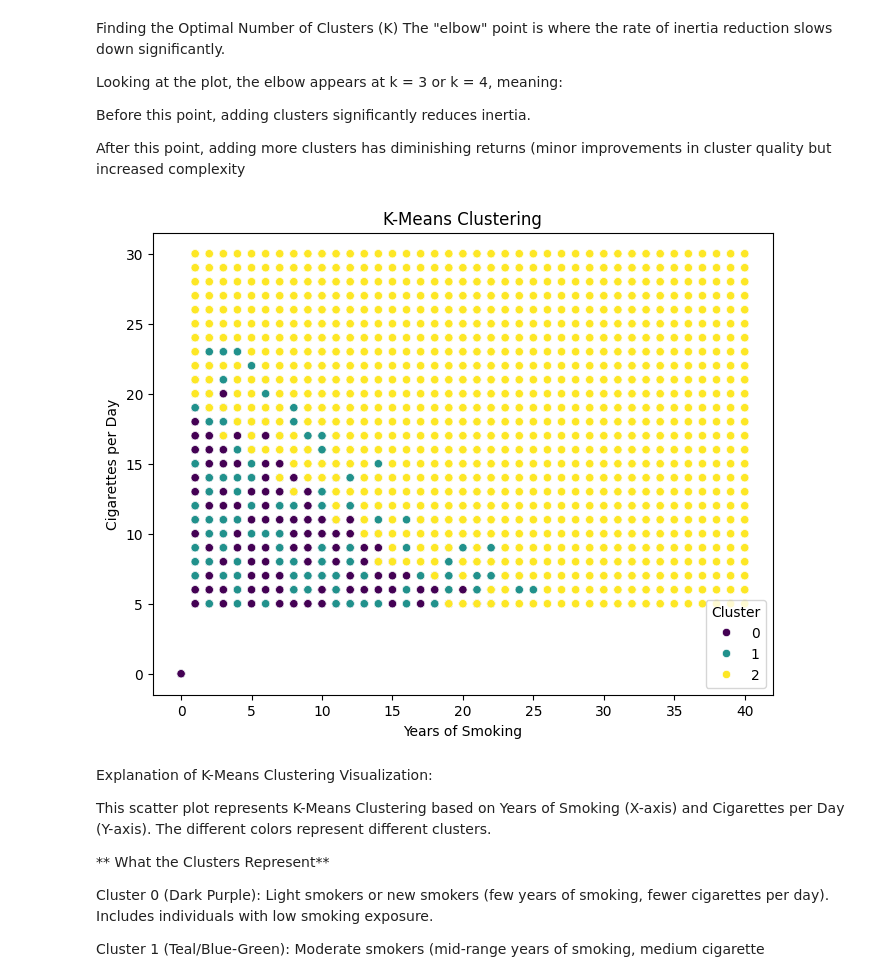
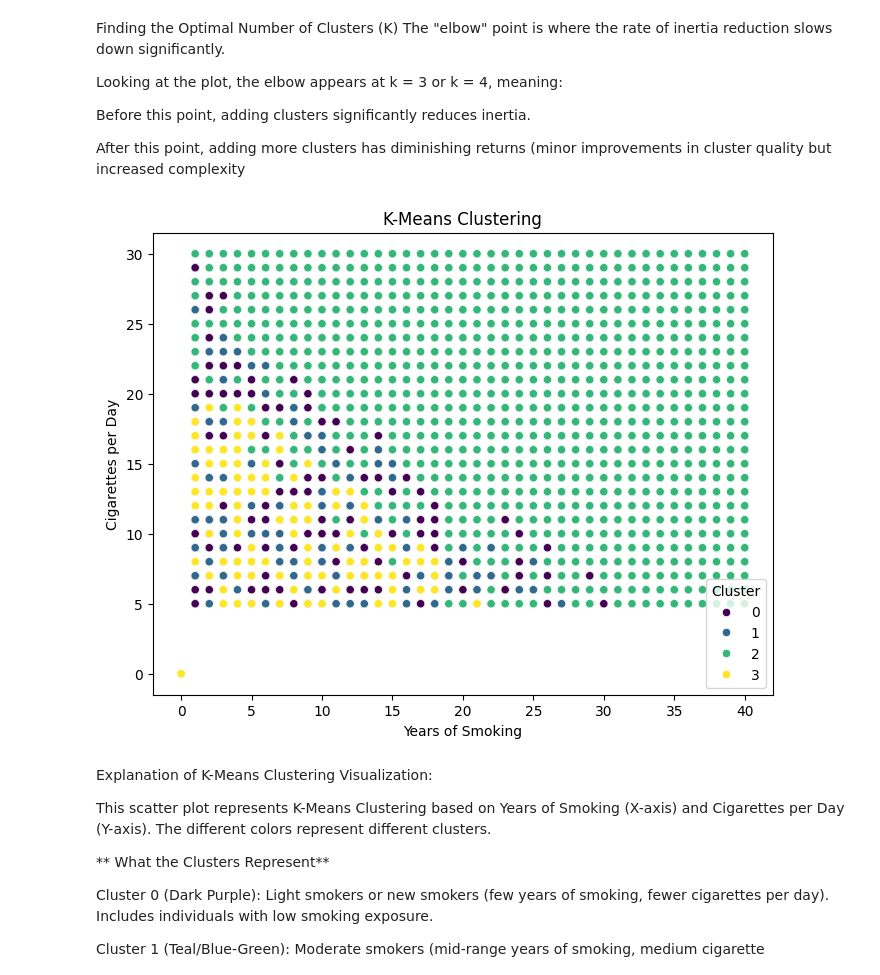
Before and after one commit to sowmyarshetty/Project2-AI-Class, a Jupyter notebook: Project2_AI_LungCancer.ipynb, the cells around one changed output. Drawn from its saved outputs; the diff is of its cells as text; code cells hidden in the pictures.

```diff
--- a/Project2_AI_LungCancer.ipynb
+++ b/Project2_AI_LungCancer.ipynb
@@ -519,24 +581,3 @@ Image(graph2.create_png())
 *   The accuracy score of the Decision Tree Model =  0.9744147574047636
 # %% [markdown]
 ##Clustering: K-Means with Elbow Method
-# %%
-# Select relevant features for clustering
-cluster_features = ["Age", "Years_of_Smoking", "Cigarettes_per_Day", "Mortality_Rate"]
-X_cluster = data[cluster_features]
-
-# Scale features
-scaler = StandardScaler()
-X_scaled = scaler.fit_transform(X_cluster)
-
-# Elbow method to determine optimal k
-inertia = []
-for k in range(1, 11):
-    kmeans = KMeans(n_clusters=k, random_state=42)
-    kmeans.fit(X_scaled)
-    inertia.append(kmeans.inertia_)
-    plt.figure(figsize=(8,5))
-plt.plot(range(1, 11), inertia, marker='o')
-plt.xlabel("Number of Clusters (k)")
-plt.ylabel("Inertia")
-plt.title("Elbow Method for Optimal k")
-plt.show()
@@ -554,11 +583,0 @@ plt.show()
-# %%
-# Fit K-Means with optimal k (assumed k=3 from the elbow method)
-kmeans = KMeans(n_clusters=4, random_state=42)
-data["Cluster"] = kmeans.fit_predict(X_scaled)
-# Visualize Clusters
-plt.figure(figsize=(8,6))
-sns.scatterplot(x=data["Years_of_Smoking"], y=data["Mortality_Rate"], hue=data["Cluster"], palette="viridis")
-plt.xlabel("Years_of_Smoking")
-plt.ylabel("Mortality_Rate")
-plt.title("K-Means Clustering")
-plt.show()
@@ -605,18 +622,18 @@ Before this point, adding clusters significantly reduces inertia.
 
 After this point, adding more clusters has diminishing returns (minor improvements in cluster quality but increased complexity
 # %%
-# Fit K-Means with optimal k (assumed k=3 from the elbow method)
-kmeans = KMeans(n_clusters=3, random_state=42)
+# Fit K-Means with optimal k (assumed k=4 from the elbow method)
+kmeans = KMeans(n_clusters=4, random_state=42)
 data["Cluster"] = kmeans.fit_predict(X_scaled)
 # Visualize Clusters
 plt.figure(figsize=(8,6))
 sns.scatterplot(x=data["Years_of_Smoking"], y=data["Cigarettes_per_Day"], hue=data["Cluster"], palette="viridis")
 plt.xlabel("Years of Smoking")
 plt.ylabel("Cigarettes per Day")
 plt.title("K-Means Clustering")
 plt.show()
 # %% [output]
-[figure, old version]
+[figure, new version]
 # %% [markdown]
 Explanation of K-Means Clustering Visualization:
 
```
Also changed, not shown: parts of 13 cells of this notebook.
